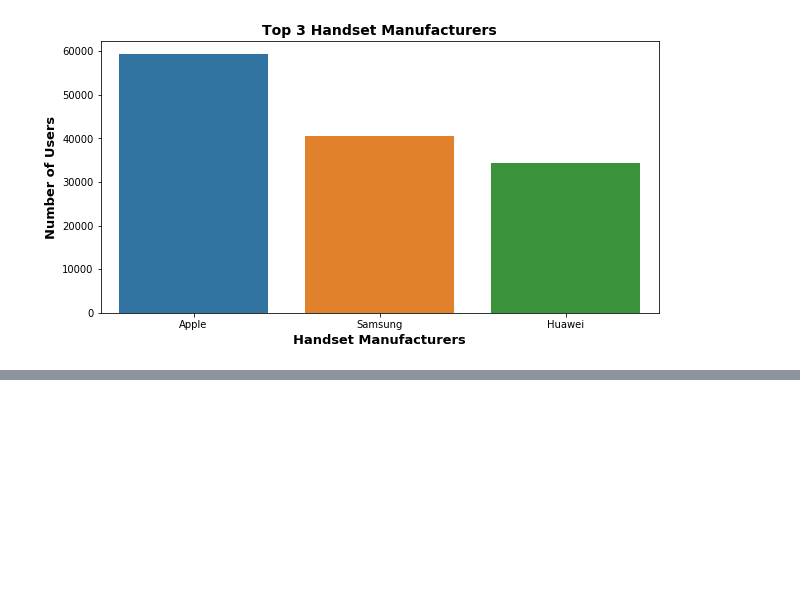
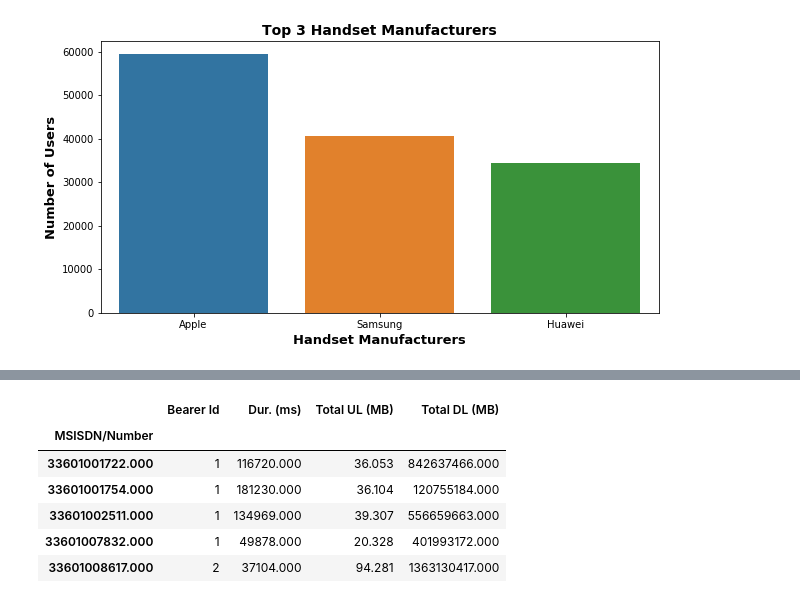
Before and after one commit to bkget/Telecom-Data-Analysis, a Jupyter notebook: notebooks/2_user_overview_analysis.ipynb, the cells around one changed output, grey strips where cells are left out. Saved outputs shown, nothing was run; the diff lists cells and outputs as text; code cells hidden in the pictures; blank space fills up the shorter version.

Commit message:
Convert Total UL and Total DL Bytes to MB

```diff
--- a/notebooks/2_user_overview_analysis.ipynb
+++ b/notebooks/2_user_overview_analysis.ipynb
@@ -118,0 +142,19 @@ Based on our results, we have confirmed that Apple is the most preferred manufac
+# %%
+# Convert Total UL and Total DL Bytes to MB
+
+cleaned_df['Total UL (Bytes)'] = user_overview_script.convert_bytes_to_megabytes(cleaned_df['Total UL (Bytes)'])
+cleaned_df['Total DL (Bytes)'] = user_overview_script.convert_bytes_to_megabytes(cleaned_df['Total DL (Bytes)'])
+# %%
+cleaned_df.rename(columns = {'Total UL (Bytes)':'Total UL (MB)', 'Total DL (Bytes)':'Total DL (MB)'}, inplace = True)
+# %%
+aggrigate = {"Bearer Id": 'count', 'Dur. (ms)':'sum', 'Total UL (MB)': 'sum', 'Total DL (MB)': 'sum'}
+aggrigation_result = cleaned_df.groupby('MSISDN/Number').agg(aggrigate)
+aggrigation_result.head()
+# %% [output]
+|  | Bearer Id | Dur. (ms) | Total UL (MB) | Total DL (MB) |
+| MSISDN/Number |  |  |  |  |
+| 33601001722.000 | 1 | 116720.000 | 36.053 | 842637466.000 |
+| 33601001754.000 | 1 | 181230.000 | 36.104 | 120755184.000 |
+| 33601002511.000 | 1 | 134969.000 | 39.307 | 556659663.000 |
+| 33601007832.000 | 1 | 49878.000 | 20.328 | 401993172.000 |
+| 33601008617.000 | 2 | 37104.000 | 94.281 | 1363130417.000 |
```
Also changed, not shown: parts of 8 cells of this notebook, 1 other file.
